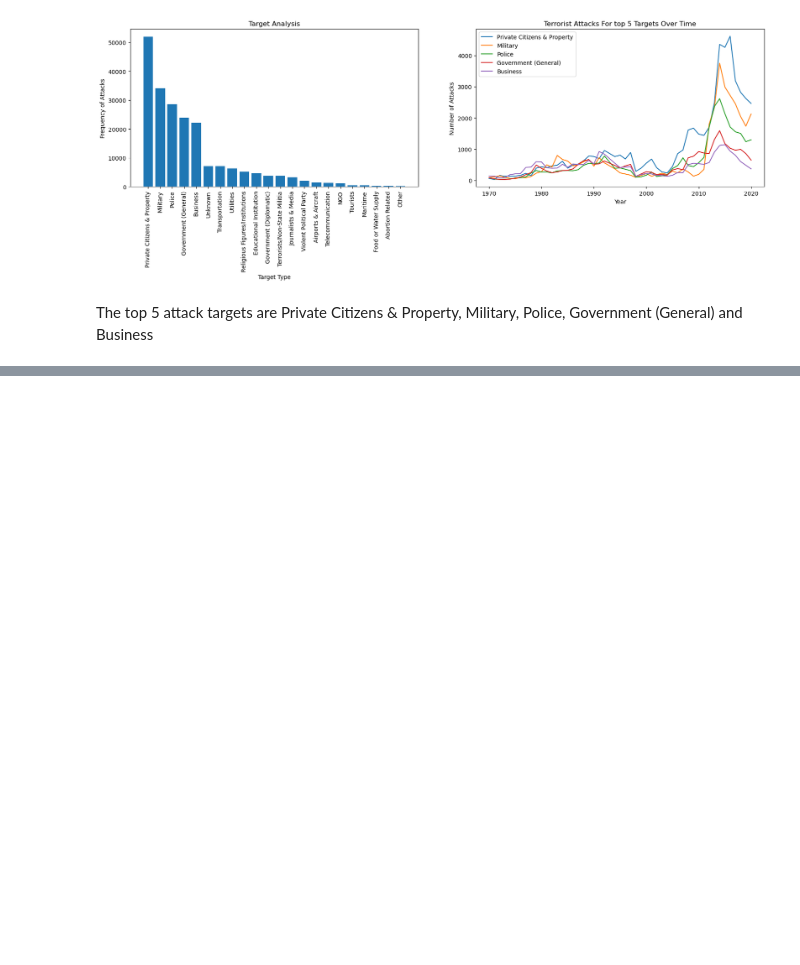
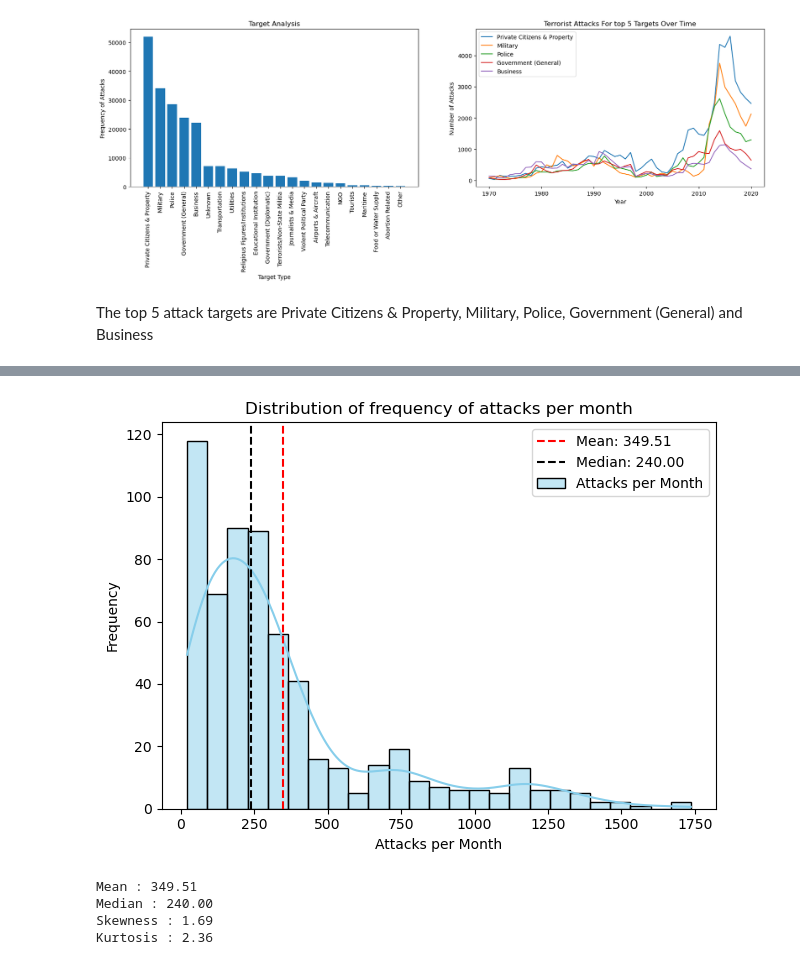
Before and after one commit to shivichourey/data_analysis, a Jupyter notebook: EDA.ipynb, the cells around one changed output, grey strips where cells are left out. Drawn from its saved outputs; the diff is of its cells as text; code cells hidden in the pictures; blank space fills up the shorter version.

```diff
--- a/EDA.ipynb
+++ b/EDA.ipynb
@@ -315,0 +326,28 @@ terr_by_country = terrdf.groupby('country_txt')['eventid'].count()
+# %%
+# Distribution of frequency of attacks per month
+terr_atks_by_month = terrdf.groupby([terrdf.idate.dt.year, terrdf.idate.dt.month])['eventid'].count()
+mean_attacks = terr_atks_by_month.mean()
+median_attacks = terr_atks_by_month.median()
+skewness_attacks = terr_atks_by_month.skew()
+kurtosis_attacks = terr_atks_by_month.kurt()
+# %%
+sns.histplot(terr_atks_by_month, kde=True, color='skyblue', label="Attacks per Month")
+plt.axvline(mean_attacks, color='red', linestyle='--', label=f'Mean: {mean_attacks:.2f}')
+plt.axvline(median_attacks, color='black', linestyle='--', label=f'Median: {median_attacks:.2f}')
+plt.title("Distribution of frequency of attacks per month")
+plt.xlabel("Attacks per Month")
+plt.ylabel("Frequency")
+plt.legend()
+plt.tight_layout()
+plt.show()
+
+print(f"Mean : {mean_attacks:.2f}")
+print(f"Median : {median_attacks:.2f}")
+print(f"Skewness : {skewness_attacks:.2f}")
+print(f"Kurtosis : {kurtosis_attacks:.2f}")
+# %% [output]
+[figure, added]
+Mean : 349.51
+Median : 240.00
+Skewness : 1.69
+Kurtosis : 2.36
```
Also changed, not shown: parts of 21 cells of this notebook.
